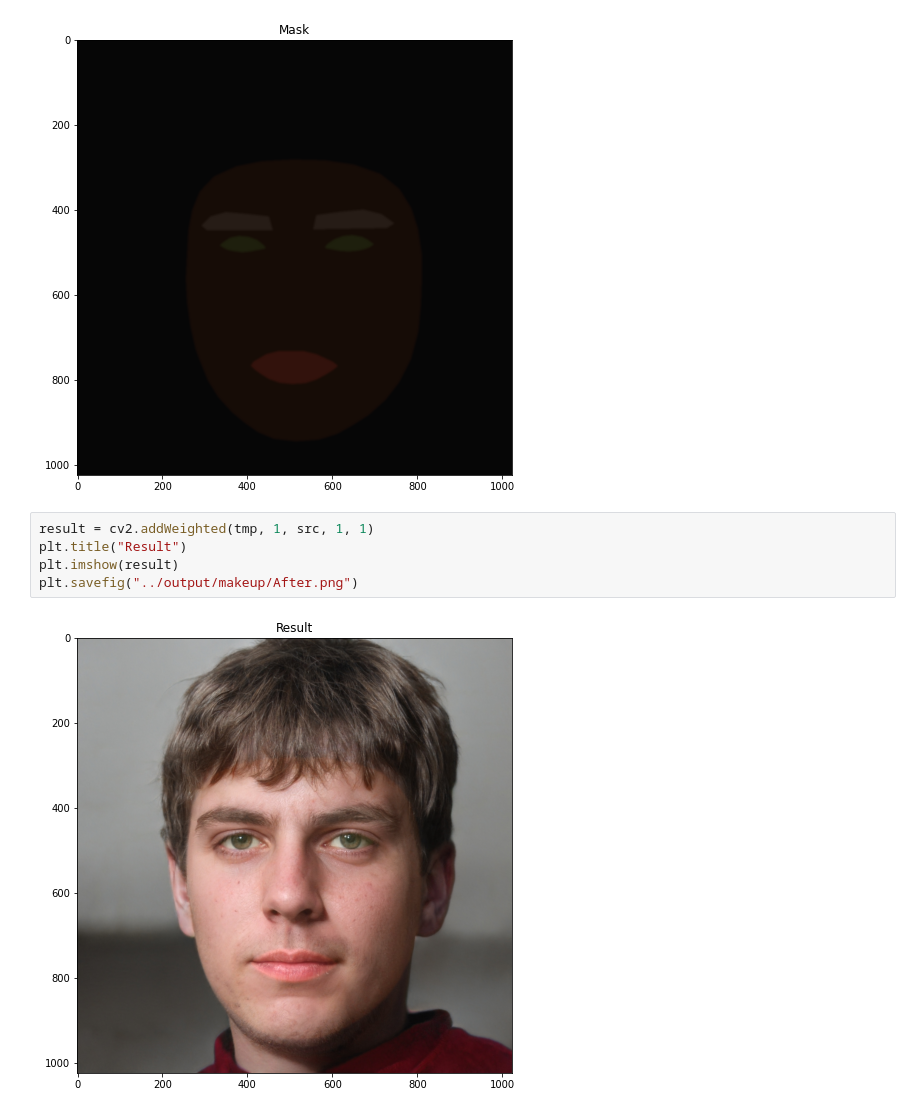
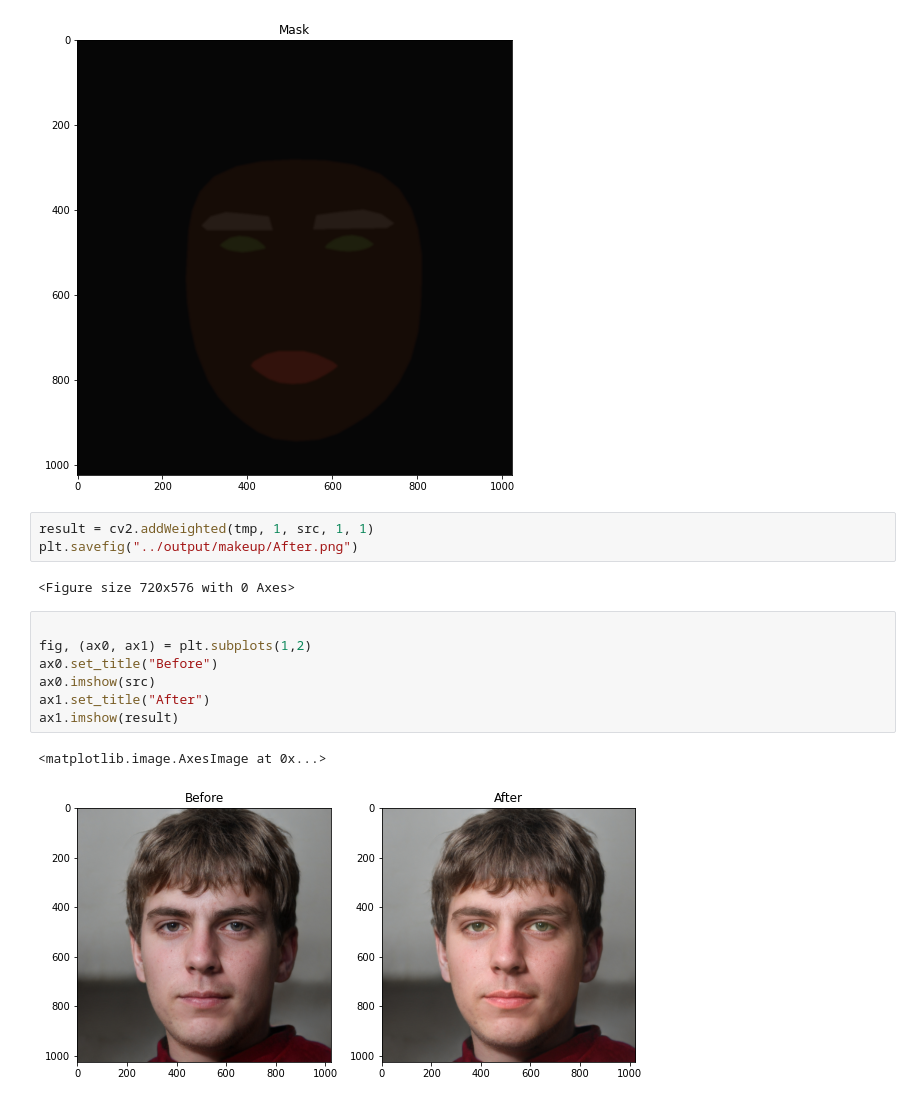
Before and after one commit to kayeungadrian-tam/Mediapipe-python, a Jupyter notebook: notebooks/makeup.ipynb, the cells around one changed output. Saved outputs shown, nothing was run; the diff lists cells and outputs as text.

Commit message:
added before & after

```diff
--- a/notebooks/makeup.ipynb
+++ b/notebooks/makeup.ipynb
@@ -195,8 +195,16 @@ plt.savefig("../output/makeup/Mask.png")
 [figure]
 # %%
 result = cv2.addWeighted(tmp, 1, src, 1, 1)
-plt.title("Result")
-plt.imshow(result)
 plt.savefig("../output/makeup/After.png")
 # %% [output]
-[figure, removed]
+<Figure size 720x576 with 0 Axes>
+# %%
+
+fig, (ax0, ax1) = plt.subplots(1,2)
+ax0.set_title("Before")
+ax0.imshow(src)
+ax1.set_title("After")
+ax1.imshow(result)
+# %% [output]
+<matplotlib.image.AxesImage at 0x...>
+[figure, added]
```
